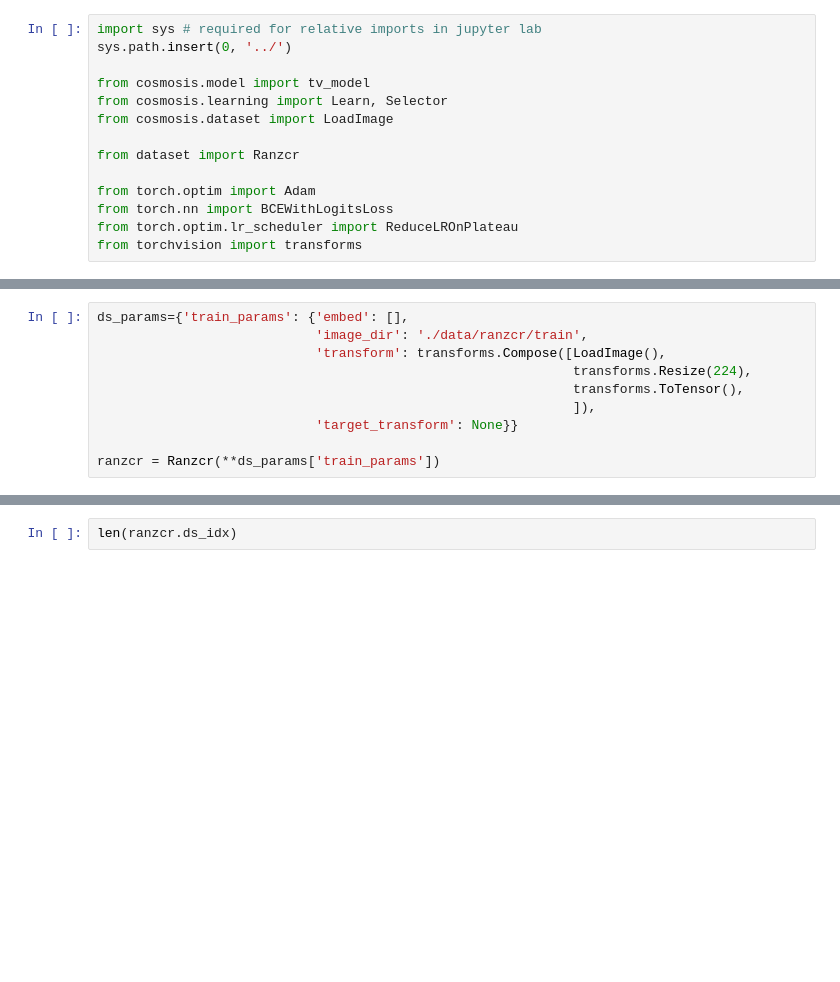
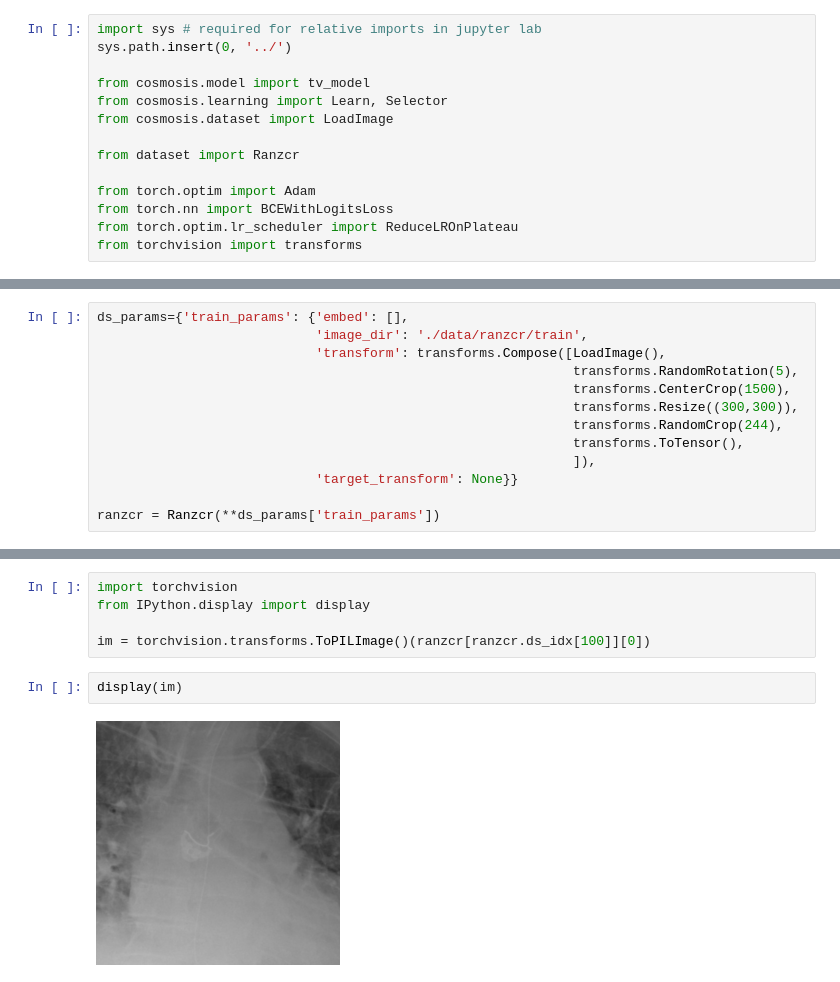
Before and after one commit to icanswim/cxr, a Jupyter notebook: experiment.ipynb, the cells around one changed output, grey strips where cells are left out. Drawn from its saved outputs; the diff is of its cells as text; blank space fills up the shorter version.

```diff
--- a/experiment.ipynb
+++ b/experiment.ipynb
@@ -57,7 +66,10 @@ learning time: 0:04:11.735680
 ds_params={'train_params': {'embed': [],
                             'image_dir': './data/ranzcr/train',
                             'transform': transforms.Compose([LoadImage(),
-                                                             transforms.Resize(224),
+                                                             transforms.RandomRotation(5),
+                                                             transforms.CenterCrop(1500),
+                                                             transforms.Resize((300,300)),
+                                                             transforms.RandomCrop(244),
                                                              transforms.ToTensor(),
                                                              ]),
                             'target_transform': None}}
@@ -70,2 +96,9 @@ ranzcr['71626844098884852779488518078802116425']
-# %%
-len(ranzcr.ds_idx)
+# %%
+import torchvision
+from IPython.display import display
+
+im = torchvision.transforms.ToPILImage()(ranzcr[ranzcr.ds_idx[100]][0])
+# %%
+display(im)
+# %% [output]
+[figure, added]
```
Also changed, not shown: parts of 4 cells of this notebook.
